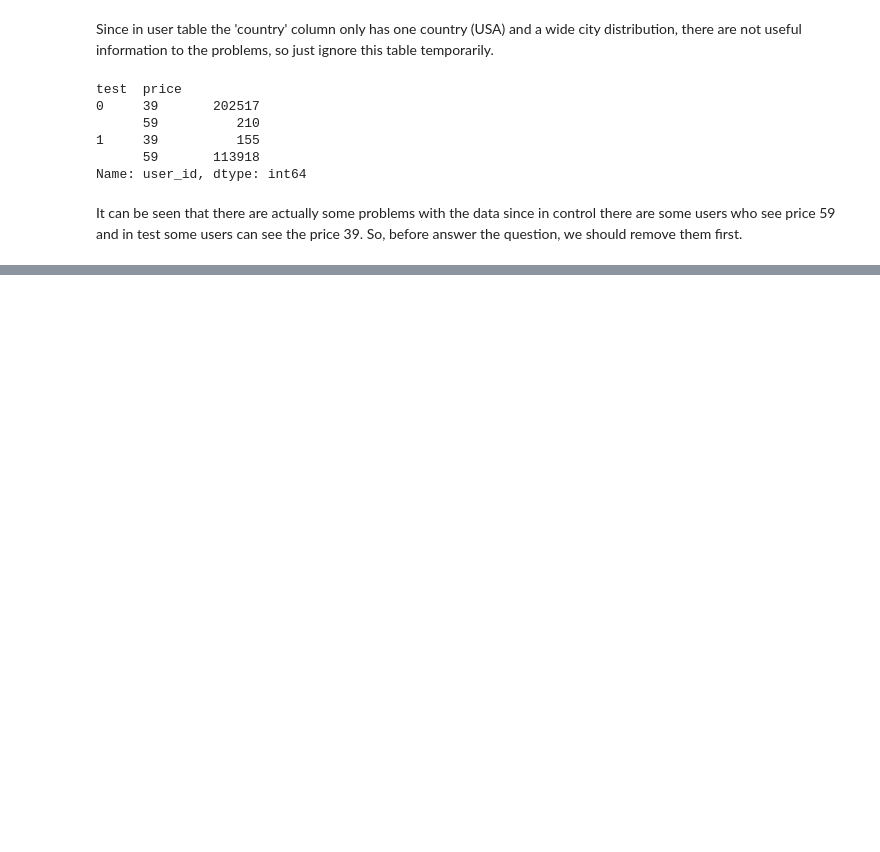
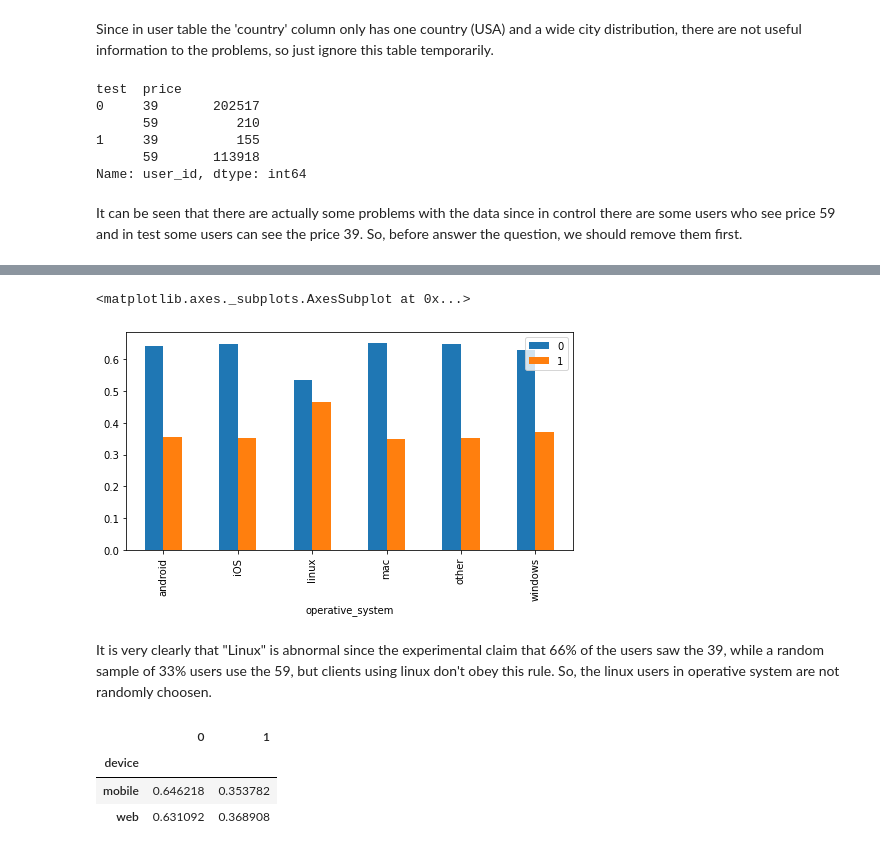
Before and after one commit to Aliciaworld/DS-TakeHomeChallenges, a Jupyter notebook: 06. Pricing Test.ipynb, the cells around one changed output, grey strips where cells are left out. Drawn from its saved outputs; the diff is of its cells as text; code cells hidden in the pictures; blank space fills up the shorter version.

```diff
--- a/06. Pricing Test.ipynb
+++ b/06. Pricing Test.ipynb
@@ -109,0 +145,7 @@ test = test[((test['test'] ==0) & (test['price'] == 39)) | ((test['test'] == 1)
+# %%
+# to check which one in operative system are abnormal
+def dis_ratios(df):
+    d = df.value_counts(normalize = True)
+    return d
+os_test = test.groupby('operative_system')['test'].apply(dis_ratios).unstack()
+os_test
@@ -109,0 +161,17 @@ test = test[((test['test'] ==0) & (test['price'] == 39)) | ((test['test'] == 1)
+# %%
+# visualize the relationship beteen detailed operative system and their ratios in test/control
+os_test.plot(kind = 'bar',figsize=(8,4))
+# %% [output]
+<matplotlib.axes._subplots.AxesSubplot at 0x...>
+[figure, added]
+# %% [markdown]
+It is very clearly that "Linux" is abnormal since the experimental claim that 66% of the users saw the 39, while a random sample of 33% users use the 59, but clients using linux don't obey this rule. So, the linux users in operative system are not randomly choosen.
+# %%
+# to check how the device infulence the test/control experiment
+de_test = test.groupby('device')['test'].apply(dis_ratios).unstack()
+de_test
+# %% [output]
+|  | 0 | 1 |
+| device |  |  |
+| mobile | 0.646218 | 0.353782 |
+| web | 0.631092 | 0.368908 |
```
Also changed, not shown: parts of 30 cells of this notebook.
